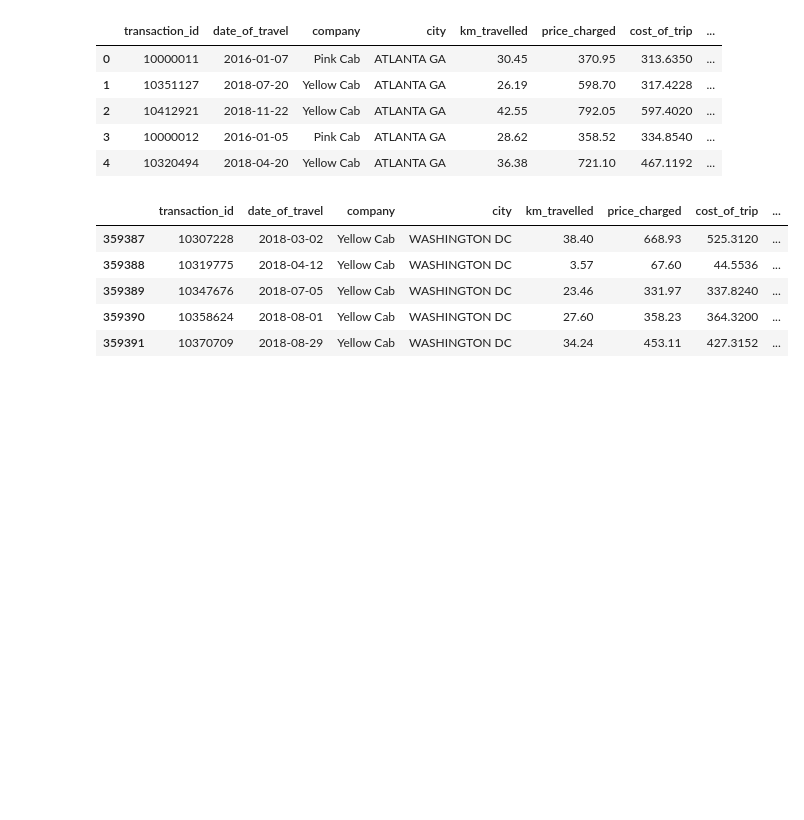
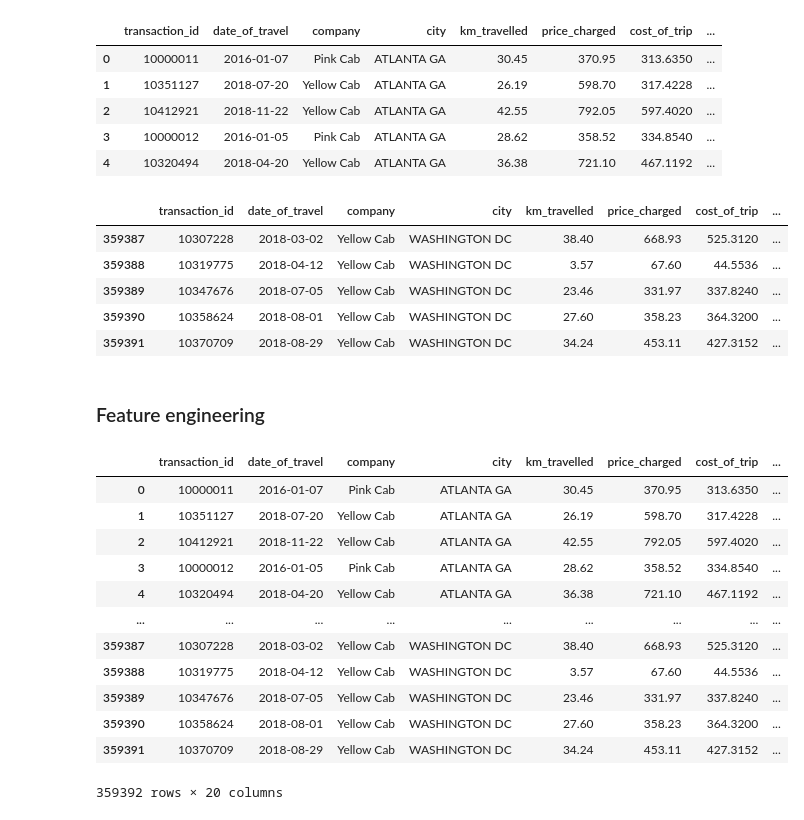
Before and after one commit to ChitraChaudhari/Cab-Investment-Firm-Insights, a Jupyter notebook: Cab_Investment_Firm_EDA.ipynb, the cells around one changed output. Drawn from its saved outputs; the diff is of its cells as text; code cells hidden in the pictures; blank space fills up the shorter version.

Commit message:
Performed data cleaning

```diff
--- a/Cab_Investment_Firm_EDA.ipynb
+++ b/Cab_Investment_Firm_EDA.ipynb
@@ -213,3 +213,17 @@ Index(['transaction_id', 'date_of_travel', 'company', 'city', 'km_travelled',
        'price_charged', 'cost_of_trip', 'customer_id', 'payment_mode',
        'gender', 'age', 'income_(usd/month)', 'population', 'users'],
       dtype='object')
+# %%
+# change the type of categorical columns into category datatype
+data['company'] = data['company'].astype('category')
+data['city'] = data['city'].astype('category')
+data['gender'] = data['gender'].astype('category')
+data['payment_mode'] = data['payment_mode'].astype('category')
+
+# change the type of users and population datatype into int64
+data['population'] = data['population'].str.replace(',','')
+data['population'] = data['population'].astype('int64')
+
+data['users'] = data['users'].str.replace(',','')
+data['users'] = data['users'].astype('int64')
+data.info()
@@ -238,3 +269,29 @@ data.tail()
 | 359389 | 10347676 | 2018-07-05 | Yellow Cab | WASHINGTON DC | 23.46 | 331.97 | 337.8240 | ... |
 | 359390 | 10358624 | 2018-08-01 | Yellow Cab | WASHINGTON DC | 27.60 | 358.23 | 364.3200 | ... |
 | 359391 | 10370709 | 2018-08-29 | Yellow Cab | WASHINGTON DC | 34.24 | 453.11 | 427.3152 | ... |
+# %% [markdown]
+### Feature engineering
+# %%
+data['year'] = data['date_of_travel'].dt.year
+data['month'] = data['date_of_travel'].dt.month
+
+data['profit'] = data['price_charged']-data['cost_of_trip']
+data['profit_pct'] = ((data['price_charged']-data['cost_of_trip'])/data['cost_of_trip'])*100
+data['profit_per_km'] = data['profit']/data['km_travelled']
+
+data['users_ratio'] = data['users']/data['population']*100
+data
+# %% [output]
+|  | transaction_id | date_of_travel | company | city | km_travelled | price_charged | cost_of_trip | ... |
+| 0 | 10000011 | 2016-01-07 | Pink Cab | ATLANTA GA | 30.45 | 370.95 | 313.6350 | ... |
+| 1 | 10351127 | 2018-07-20 | Yellow Cab | ATLANTA GA | 26.19 | 598.70 | 317.4228 | ... |
+| 2 | 10412921 | 2018-11-22 | Yellow Cab | ATLANTA GA | 42.55 | 792.05 | 597.4020 | ... |
+| 3 | 10000012 | 2016-01-05 | Pink Cab | ATLANTA GA | 28.62 | 358.52 | 334.8540 | ... |
+| 4 | 10320494 | 2018-04-20 | Yellow Cab | ATLANTA GA | 36.38 | 721.10 | 467.1192 | ... |
+| ... | ... | ... | ... | ... | ... | ... | ... | ... |
+| 359387 | 10307228 | 2018-03-02 | Yellow Cab | WASHINGTON DC | 38.40 | 668.93 | 525.3120 | ... |
+| 359388 | 10319775 | 2018-04-12 | Yellow Cab | WASHINGTON DC | 3.57 | 67.60 | 44.5536 | ... |
+| 359389 | 10347676 | 2018-07-05 | Yellow Cab | WASHINGTON DC | 23.46 | 331.97 | 337.8240 | ... |
+| 359390 | 10358624 | 2018-08-01 | Yellow Cab | WASHINGTON DC | 27.60 | 358.23 | 364.3200 | ... |
+| 359391 | 10370709 | 2018-08-29 | Yellow Cab | WASHINGTON DC | 34.24 | 453.11 | 427.3152 | ... |
+359392 rows × 20 columns
```
Also changed, not shown: parts of 7 cells of this notebook.
